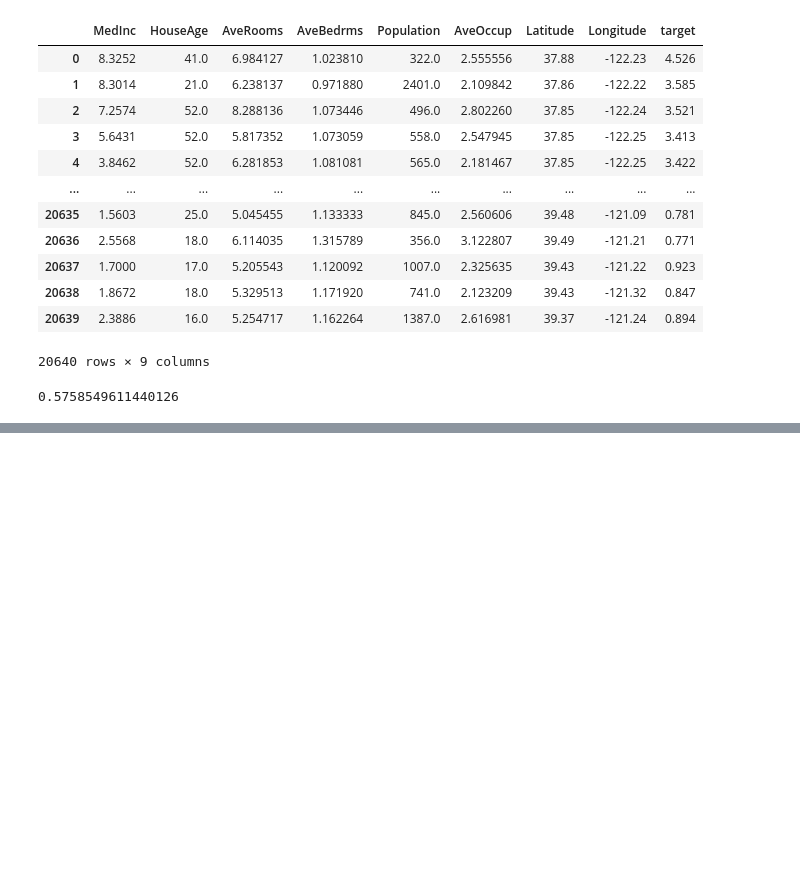
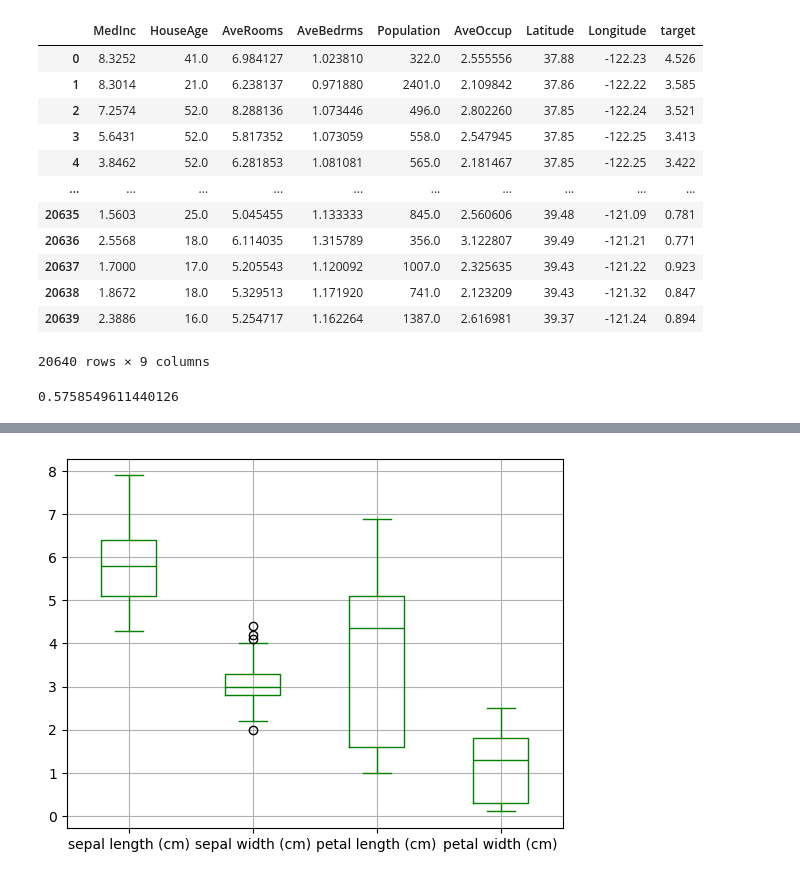
Before and after one commit to Reon-1/ML_Learn, a Jupyter notebook: Scikitlearn/scikitlearn.ipynb, the cells around one changed output, grey strips where cells are left out. Saved outputs shown, nothing was run; the diff lists cells and outputs as text; code cells hidden in the pictures; blank space fills up the shorter version.

```diff
--- a/Scikitlearn/scikitlearn.ipynb
+++ b/Scikitlearn/scikitlearn.ipynb
@@ -720,0 +852,5 @@ model.score(X_test,y_test)
+# %%
+iris_df.boxplot(color='Green')
+plt.show()
+# %% [output]
+[figure, added]
```
Also changed, not shown: parts of 23 cells of this notebook, 1 other file.
